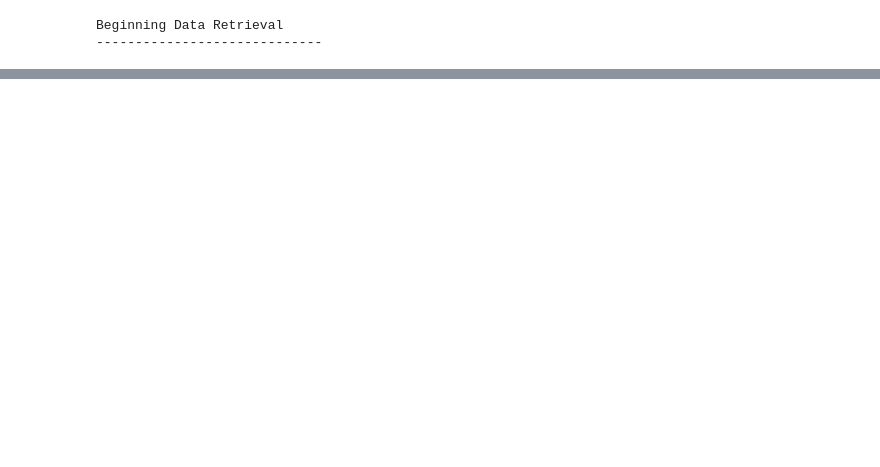
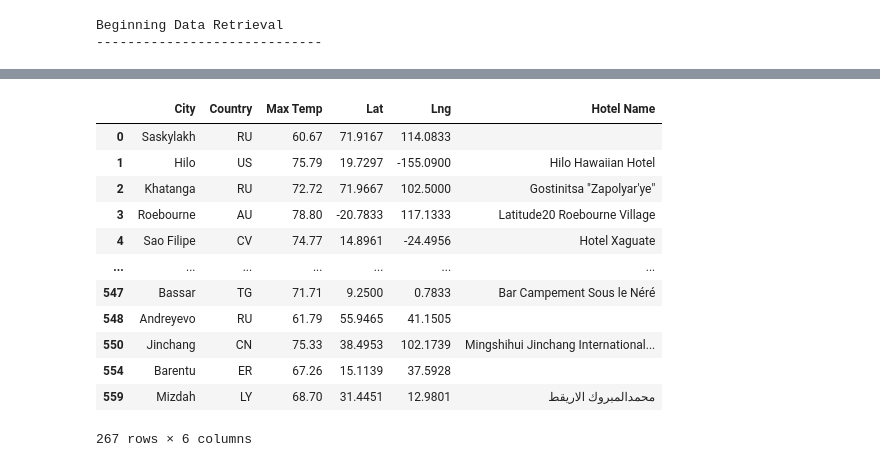
Before and after one commit to Jaguo415/World_Weather_Analysis, a Jupyter notebook: WeatherPy.ipynb, the cells around one changed output, grey strips where cells are left out. Cells and saved outputs as stored; diff of their text form; code cells hidden in the pictures; blank space fills up the shorter version.

Commit message:
add vacationpy and Google_Nearby_Search

```diff
--- a/WeatherPy.ipynb
+++ b/WeatherPy.ipynb
@@ -726,0 +906,5 @@ plot_linear_regression(x_values, y_values,
+# %%
+# Create DataFrame called hotel_df to store hotel names along with city, country, max temp, and coordinates.
+hotel_df = preferred_cities_df[["City", "Country", "Max Temp", "Lat", "Lng"]].copy()
+hotel_df["Hotel Name"] = ""
+hotel_df.head(10)
@@ -726,0 +923,23 @@ plot_linear_regression(x_values, y_values,
+# %%
+# Set parameters to search for a hotel.
+params = {
+    "radius": 5000,
+    "type": "lodging",
+    "key": g_key
+}
+for index, row in hotel_df.iterrows():
+    # get lat, lng from df
+    lat = row["Lat"]
+    lng = row["Lng"]
+
+    params["location"] = f"{lat},{lng}"
+
+    base_url = "https://maps.googleapis.com/maps/api/place/nearbysearch/json"
+    # Make request and get the JSON data from the search.
+    hotels = requests.get(base_url, params=params).json()
+
+    # Grab the first hotel from the results and store the name.
+    try:
+        hotel_df.loc[index, "Hotel Name"] = hotels["results"][0]["name"]
+    except (IndexError):
+        print("Hotel not found... skipping.")
@@ -726,0 +964,16 @@ plot_linear_regression(x_values, y_values,
+# %%
+hotel_df
+# %% [output]
+|  | City | Country | Max Temp | Lat | Lng | Hotel Name |
+| 0 | Saskylakh | RU | 60.67 | 71.9167 | 114.0833 |  |
+| 1 | Hilo | US | 75.79 | 19.7297 | -155.0900 | Hilo Hawaiian Hotel |
+| 2 | Khatanga | RU | 72.72 | 71.9667 | 102.5000 | Gostinitsa "Zapolyar'ye" |
+| 3 | Roebourne | AU | 78.80 | -20.7833 | 117.1333 | Latitude20 Roebourne Village |
+| 4 | Sao Filipe | CV | 74.77 | 14.8961 | -24.4956 | Hotel Xaguate |
+| ... | ... | ... | ... | ... | ... | ... |
+| 547 | Bassar | TG | 71.71 | 9.2500 | 0.7833 | Bar Campement Sous le Néré |
+| 548 | Andreyevo | RU | 61.79 | 55.9465 | 41.1505 |  |
+| 550 | Jinchang | CN | 75.33 | 38.4953 | 102.1739 | Mingshihui Jinchang International... |
+| 554 | Barentu | ER | 67.26 | 15.1139 | 37.5928 |  |
+| 559 | Mizdah | LY | 68.70 | 31.4451 | 12.9801 | محمدالمبروك الاريقط |
+267 rows × 6 columns
```
Also changed, not shown: parts of 93 cells of this notebook, 8 other files.
